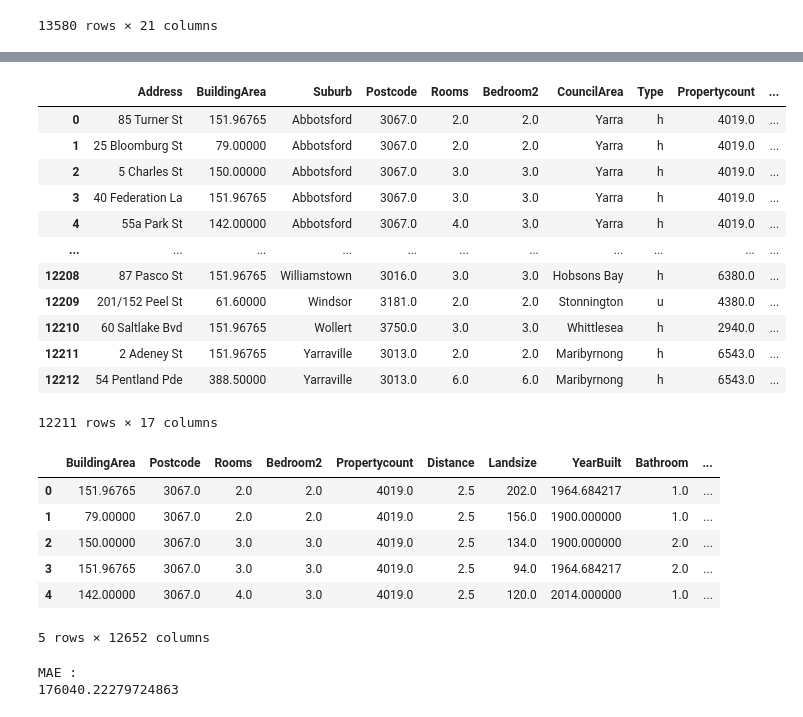
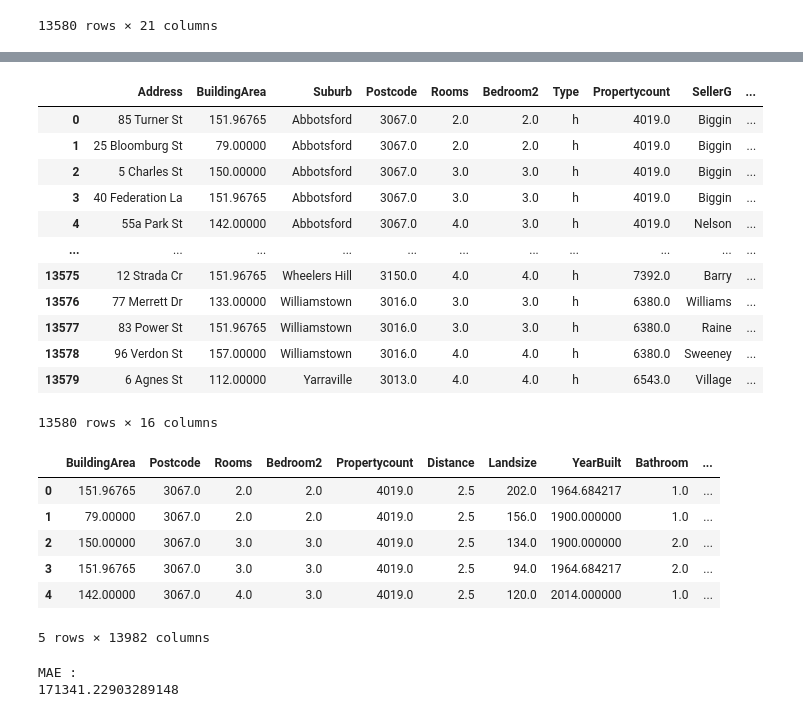
Before and after one commit to ABDELLAH-Hallou/melbourne-housing-snapshot, a Jupyter notebook: notebook0ba4d0aa7f.ipynb, the cells around one changed output, grey strips where cells are left out. Drawn from its saved outputs; the diff is of its cells as text; code cells hidden in the pictures.

```diff
--- a/notebook0ba4d0aa7f.ipynb
+++ b/notebook0ba4d0aa7f.ipynb
@@ -120,26 +140,26 @@ plot_mi_scores(mi_scores)
 # %%
-df_3=df_3.dropna(axis=0)
+# df_3=df_3.dropna(axis=0)
 output = df_3.Price
 # features = ['Address','BuildingArea','Suburb','Postcode','Rooms','Bedroom2','CouncilArea','Type','Propertycount','SellerG','Distance','Landsize','YearBuilt','Bathroom','Lattitude','Longtitude','Regionname','Method','Car','Date']
-features = ['Address','BuildingArea','Suburb','Postcode','Rooms','Bedroom2','CouncilArea','Type','Propertycount','SellerG','Distance','Landsize','YearBuilt','Bathroom','Lattitude','Longtitude','Regionname']
+features = ['Address','BuildingArea','Suburb','Postcode','Rooms','Bedroom2','Type','Propertycount','SellerG','Distance','Landsize','YearBuilt','Bathroom','Lattitude','Longtitude','Regionname']
 # features = ['Address','BuildingArea','Suburb','Postcode','Rooms','Bedroom2']
 inputs = df_3[features]
 
 inputs
 # %% [output]
-|  | Address | BuildingArea | Suburb | Postcode | Rooms | Bedroom2 | CouncilArea | Type | Propertycount | ... |
-| 0 | 85 Turner St | 151.96765 | Abbotsford | 3067.0 | 2.0 | 2.0 | Yarra | h | 4019.0 | ... |
-| 1 | 25 Bloomburg St | 79.00000 | Abbotsford | 3067.0 | 2.0 | 2.0 | Yarra | h | 4019.0 | ... |
-| 2 | 5 Charles St | 150.00000 | Abbotsford | 3067.0 | 3.0 | 3.0 | Yarra | h | 4019.0 | ... |
-| 3 | 40 Federation La | 151.96765 | Abbotsford | 3067.0 | 3.0 | 3.0 | Yarra | h | 4019.0 | ... |
-| 4 | 55a Park St | 142.00000 | Abbotsford | 3067.0 | 4.0 | 3.0 | Yarra | h | 4019.0 | ... |
+|  | Address | BuildingArea | Suburb | Postcode | Rooms | Bedroom2 | Type | Propertycount | SellerG | ... |
+| 0 | 85 Turner St | 151.96765 | Abbotsford | 3067.0 | 2.0 | 2.0 | h | 4019.0 | Biggin | ... |
+| 1 | 25 Bloomburg St | 79.00000 | Abbotsford | 3067.0 | 2.0 | 2.0 | h | 4019.0 | Biggin | ... |
+| 2 | 5 Charles St | 150.00000 | Abbotsford | 3067.0 | 3.0 | 3.0 | h | 4019.0 | Biggin | ... |
+| 3 | 40 Federation La | 151.96765 | Abbotsford | 3067.0 | 3.0 | 3.0 | h | 4019.0 | Biggin | ... |
+| 4 | 55a Park St | 142.00000 | Abbotsford | 3067.0 | 4.0 | 3.0 | h | 4019.0 | Nelson | ... |
 | ... | ... | ... | ... | ... | ... | ... | ... | ... | ... | ... |
-| 12208 | 87 Pasco St | 151.96765 | Williamstown | 3016.0 | 3.0 | 3.0 | Hobsons Bay | h | 6380.0 | ... |
-| 12209 | 201/152 Peel St | 61.60000 | Windsor | 3181.0 | 2.0 | 2.0 | Stonnington | u | 4380.0 | ... |
-| 12210 | 60 Saltlake Bvd | 151.96765 | Wollert | 3750.0 | 3.0 | 3.0 | Whittlesea | h | 2940.0 | ... |
-| 12211 | 2 Adeney St | 151.96765 | Yarraville | 3013.0 | 2.0 | 2.0 | Maribyrnong | h | 6543.0 | ... |
-| 12212 | 54 Pentland Pde | 388.50000 | Yarraville | 3013.0 | 6.0 | 6.0 | Maribyrnong | h | 6543.0 | ... |
+| 13575 | 12 Strada Cr | 151.96765 | Wheelers Hill | 3150.0 | 4.0 | 4.0 | h | 7392.0 | Barry | ... |
+| 13576 | 77 Merrett Dr | 133.00000 | Williamstown | 3016.0 | 3.0 | 3.0 | h | 6380.0 | Williams | ... |
+| 13577 | 83 Power St | 151.96765 | Williamstown | 3016.0 | 3.0 | 3.0 | h | 6380.0 | Raine | ... |
+| 13578 | 96 Verdon St | 157.00000 | Williamstown | 3016.0 | 4.0 | 4.0 | h | 6380.0 | Sweeney | ... |
+| 13579 | 6 Agnes St | 112.00000 | Yarraville | 3013.0 | 4.0 | 4.0 | h | 6543.0 | Village | ... |
-12211 rows × 17 columns
+13580 rows × 16 columns
 # %%
 s = (inputs.dtypes == 'object')
 object_cols = list(s[s].index)
@@ -156,7 +176,7 @@ X_train.head()
 | 2 | 150.00000 | 3067.0 | 3.0 | 3.0 | 4019.0 | 2.5 | 134.0 | 1900.000000 | 2.0 | ... |
 | 3 | 151.96765 | 3067.0 | 3.0 | 3.0 | 4019.0 | 2.5 | 94.0 | 1964.684217 | 2.0 | ... |
 | 4 | 142.00000 | 3067.0 | 4.0 | 3.0 | 4019.0 | 2.5 | 120.0 | 2014.000000 | 1.0 | ... |
-5 rows × 12652 columns
+5 rows × 13982 columns
 # %%
 train_X, val_X, train_y, val_y = train_test_split(X_train, output, random_state = 0)
 # %%
@@ -178,11 +198,8 @@ def score_dataset(train_X, val_X, train_y, val_y):
 # %%
 # mae = get_mae(700, train_X, val_X, train_y, val_y)
 # print("Max leaf nodes: %d  \t\t Mean Absolute Error:  %d" %(700, mae))
-
-
-
 print("MAE : ")
 print(score_dataset(train_X, val_X, train_y, val_y))
 # %% [output]
 MAE :
-176040.22279724863
+171341.22903289148
```
Also changed, not shown: parts of 3 cells of this notebook.
